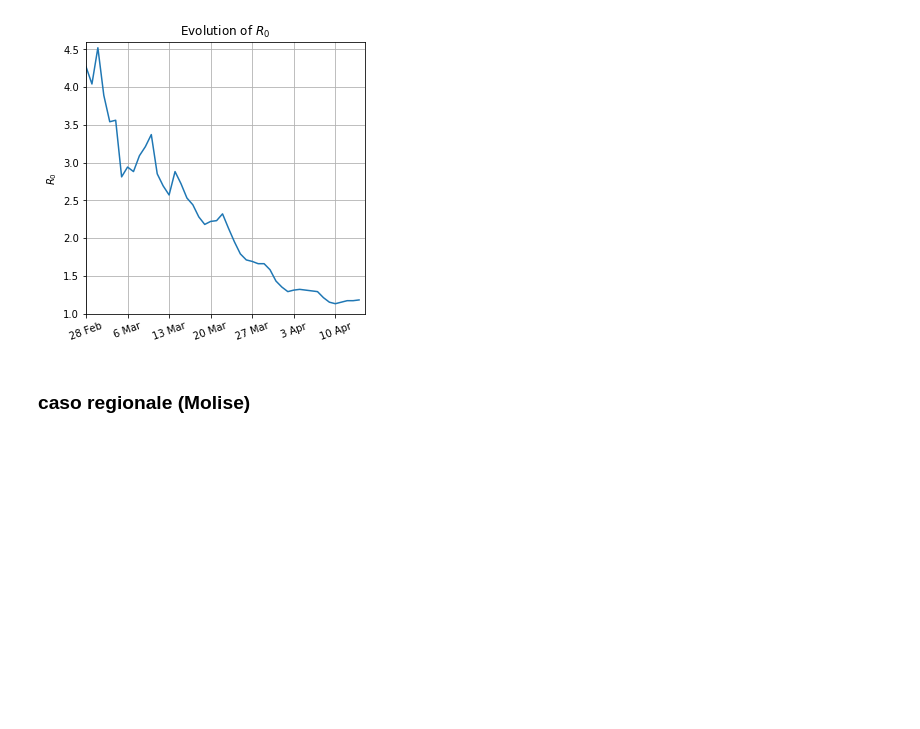
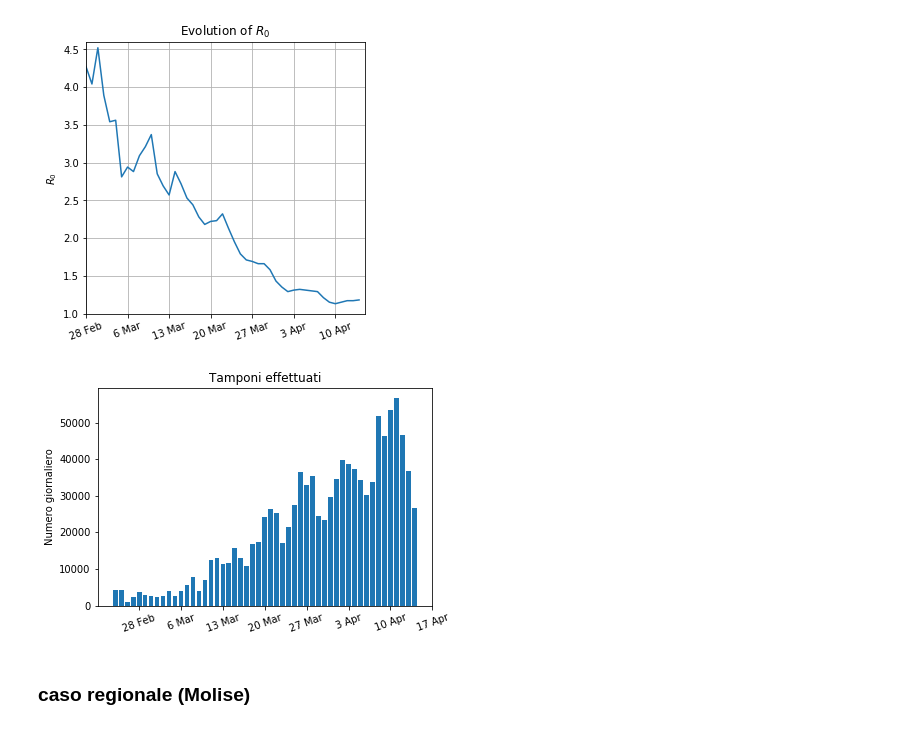
Before and after one commit to apalladi/datascienceprojects, a Jupyter notebook: covid19/R0_estimator.ipynb, the cells around one changed output. Drawn from its saved outputs; the diff is of its cells as text; code cells hidden in the pictures; blank space fills up the shorter version.

```diff
--- a/covid19/R0_estimator.ipynb
+++ b/covid19/R0_estimator.ipynb
@@ -237,6 +237,20 @@ df_r0['R0']=r0_time
 df_r0.columns=['Data','R0']
 # %%
 df_r0.to_csv('output/r0.csv',index=False)
+# %%
+data_tamponi=np.array(data['tamponi'])
+incr_tamponi=[data_tamponi[0]]
+
+for i in range(len(data_tamponi)-1):
+    incr_tamponi.append(data_tamponi[i+1]-data_tamponi[i])
+
+plt.bar(np.arange(len(incr_tamponi)),incr_tamponi)
+plt.xticks(np.arange(4,55,7),['28 Feb','6 Mar','13 Mar','20 Mar','27 Mar','3 Apr','10 Apr','17 Apr'],rotation=20)
+plt.ylabel('Numero giornaliero')
+plt.title('Tamponi effettuati')
+plt.show()
+# %% [output]
+[figure, added]
 # %% [markdown]
 ### caso regionale (Molise)
 # %%
```
Also changed, not shown: parts of 1 cell of this notebook, 1 other file.
